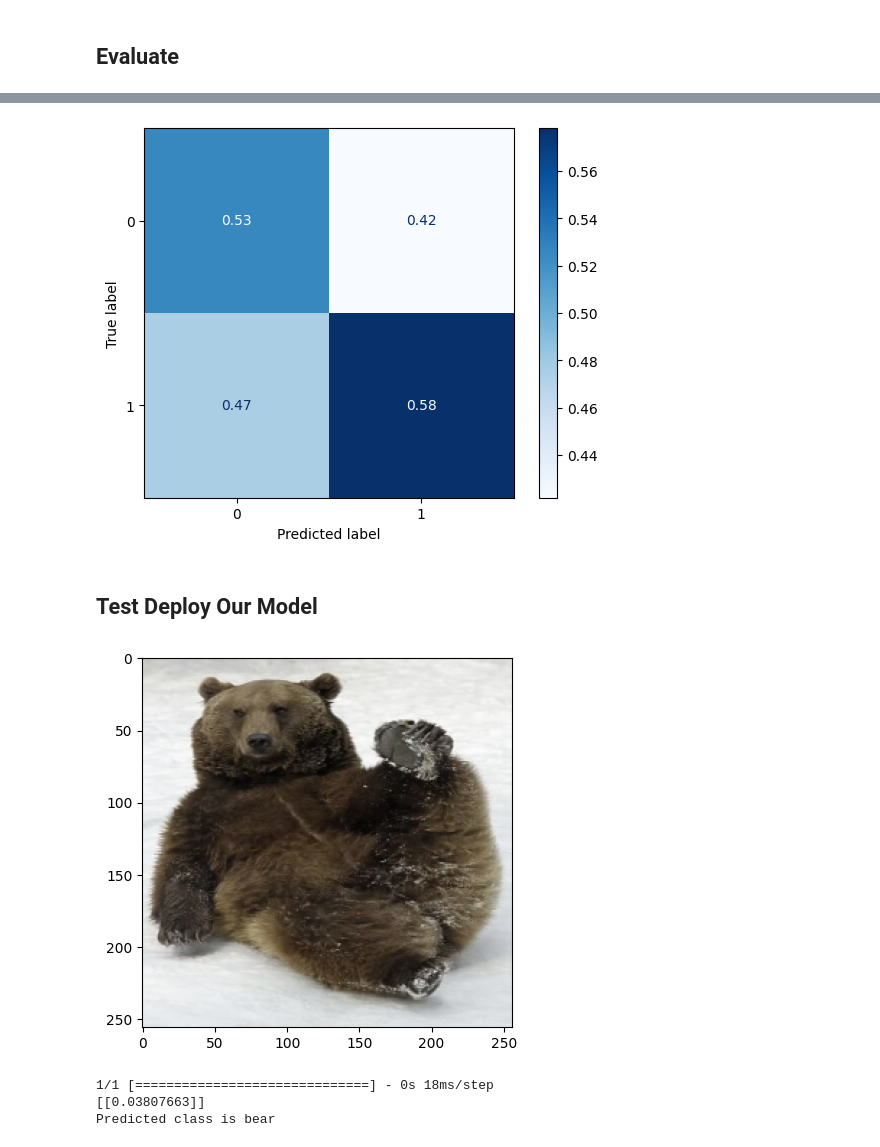
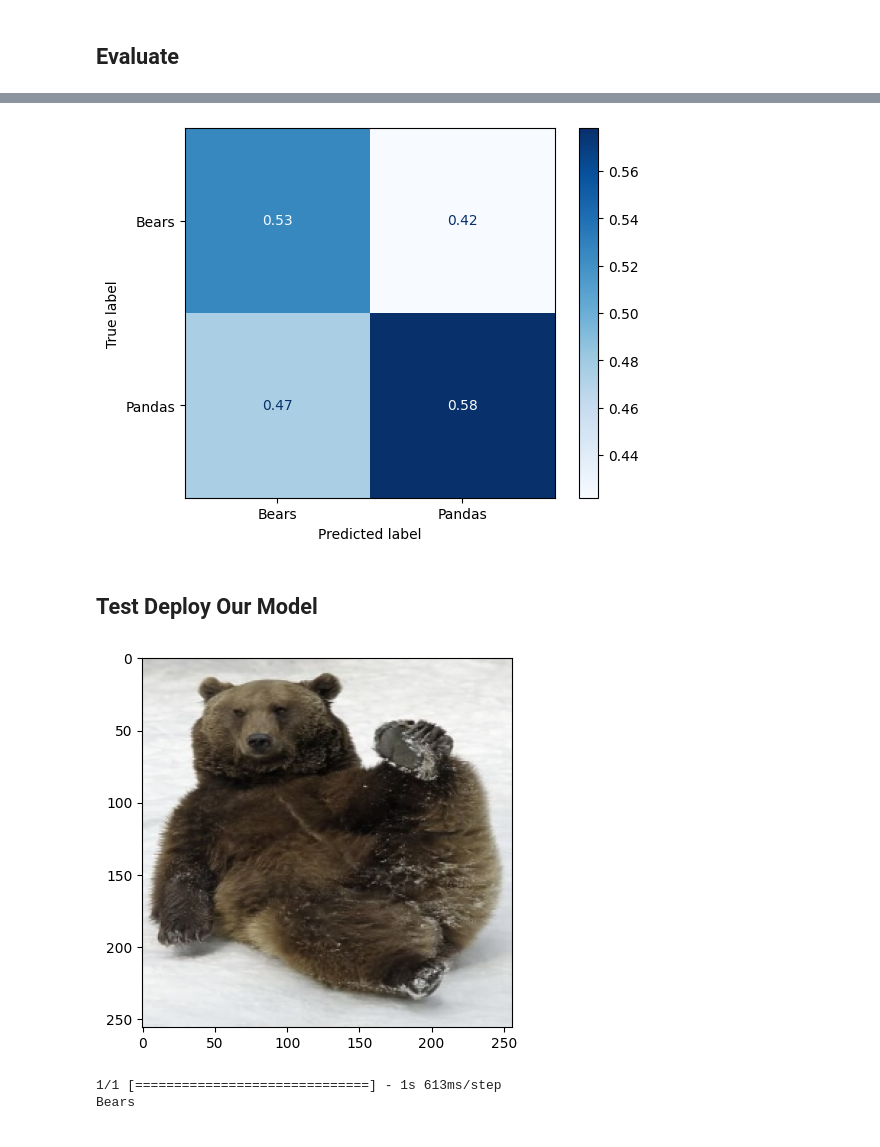
Before and after one commit to najmi-hisham/PandaBear, a Jupyter notebook: p&b.ipynb, the cells around one changed output, grey strips where cells are left out. Saved outputs shown, nothing was run; the diff lists cells and outputs as text; code cells hidden in the pictures.

```diff
--- a/p&b.ipynb
+++ b/p&b.ipynb
@@ -74,3 +74,6 @@ Found 616 files belonging to 2 classes.
 Using 123 files for validation.
 # %% [markdown]
 ## Scaling Done
+# %%
+class_names = [f.name for f in os.scandir(data_dir) if f.is_dir()]
+print(class_names[0])
@@ -124,18 +129,18 @@ model = Sequential()
 
 model.add(Conv2D(32,(3,3),1,activation = 'relu',input_shape = (256,256,3)))
 model.add(MaxPooling2D())
-model.add(Conv2D(32,(3,3),1,activation = 'relu'))
+model.add(Conv2D(64,(3,3),1,activation = 'relu'))
 model.add(MaxPooling2D())
-model.add(Conv2D(32,(3,3),1, activation = 'relu'))
+model.add(Conv2D(64,(3,3),1, activation = 'relu'))
 model.add(MaxPooling2D())
 model.add(Conv2D(32,(3,3),1, activation = 'relu'))
 model.add(MaxPooling2D())
 model.add(Flatten())
 model.add(Dense(256,activation = 'relu'))
 model.add(Dropout(0.2))
-model.add(Dense(1,activation = 'sigmoid'))
+model.add(Dense(2,activation = 'softmax'))
 
-model.compile(optimizer='adam', loss='binary_crossentropy', metrics=['accuracy'])
+model.compile(optimizer=tf.keras.optimizers.Adam(learning_rate=0.001), loss=tf.keras.losses.SparseCategoricalCrossentropy(), metrics=['accuracy'])
 # %%
 from tensorflow.keras.callbacks import EarlyStopping
 
@@ -183,13 +199,23 @@ plt.show()
 # %%
-from sklearn.metrics import ConfusionMatrixDisplay
-from sklearn.metrics import confusion_matrix
+import numpy as np
+import tensorflow as tf
+from sklearn.metrics import confusion_matrix, ConfusionMatrixDisplay
+import matplotlib.pyplot as plt
 
-y_pred = model.predict(val_data)
-y_pred = np.where(y_pred>0.5,1,0)
-y_test = tf.concat([y for x, y in val_data], axis = 0)
+# Predict class probabilities for the validation data
+y_pred_prob = model.predict(val_data)
 
-cm = confusion_matrix(y_test,y_pred,normalize = 'pred')
-display = ConfusionMatrixDisplay(confusion_matrix=cm)
+# Convert probabilities to class labels
+y_pred = np.argmax(y_pred_prob, axis=1)
+
+# Extract true labels from validation data
+y_test = tf.concat([y for x, y in val_data], axis=0).numpy()
+
+# Compute the confusion matrix
+cm = confusion_matrix(y_test, y_pred, normalize='pred')
+
+# Display the confusion matrix
+display = ConfusionMatrixDisplay(confusion_matrix=cm, display_labels=class_names)
 display.plot(cmap=plt.cm.Blues)
 plt.show()
 # %% [output]
@@ -197,4 +223,4 @@ plt.show()
-[figure, old version]
+[figure, new version]
 # %% [markdown]
 ## Test Deploy Our Model
 # %%
@@ -208,17 +234,15 @@ plt.imshow(resize.numpy().astype(int))
 plt.show()
 
 y_pred = model.predict(np.expand_dims(resize/255,0))
-print(y_pred)
 
-if y_pred > 0.5:
-    print('Predicted class is panda')
-else:
-    print('Predicted class is bear')
+label_map={i:names for i,names in enumerate(class_names)}
+pred =np.argmax(y_pred,axis=1)[0]
+
+print(label_map[pred])
 # %% [output]
 [figure]
-1/1 [==============================] - 0s 18ms/step
-[[0.03807663]]
-Predicted class is bear
+1/1 [==============================] - 1s 613ms/step
+Bears
 # %%
 import tensorflow as tf
 from tensorflow.keras.preprocessing import image_dataset_from_directory
```
Also changed, not shown: parts of 8 cells of this notebook.
